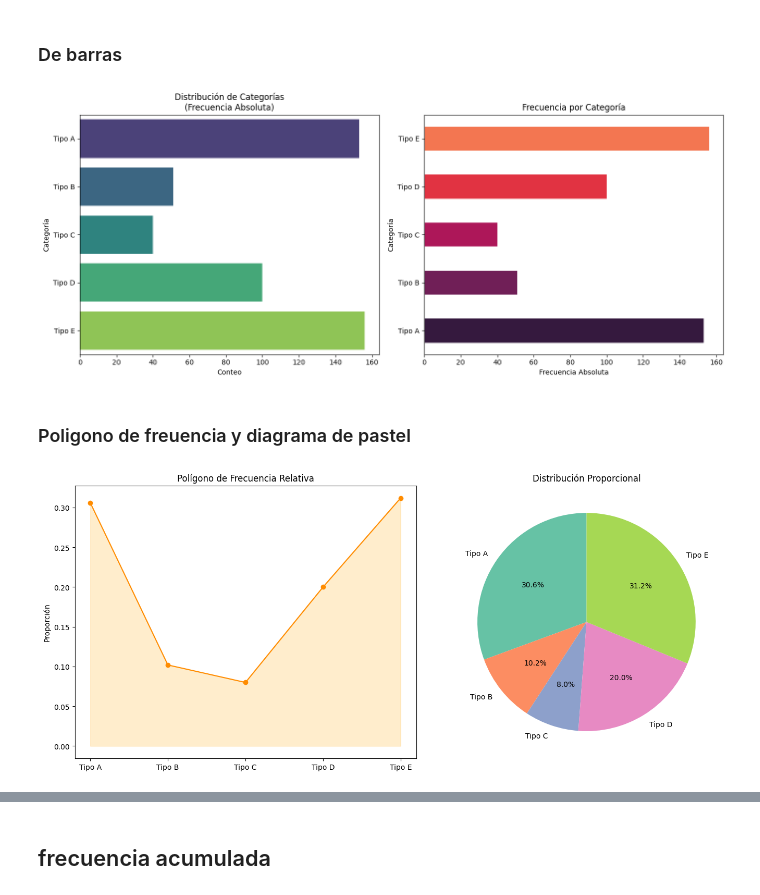
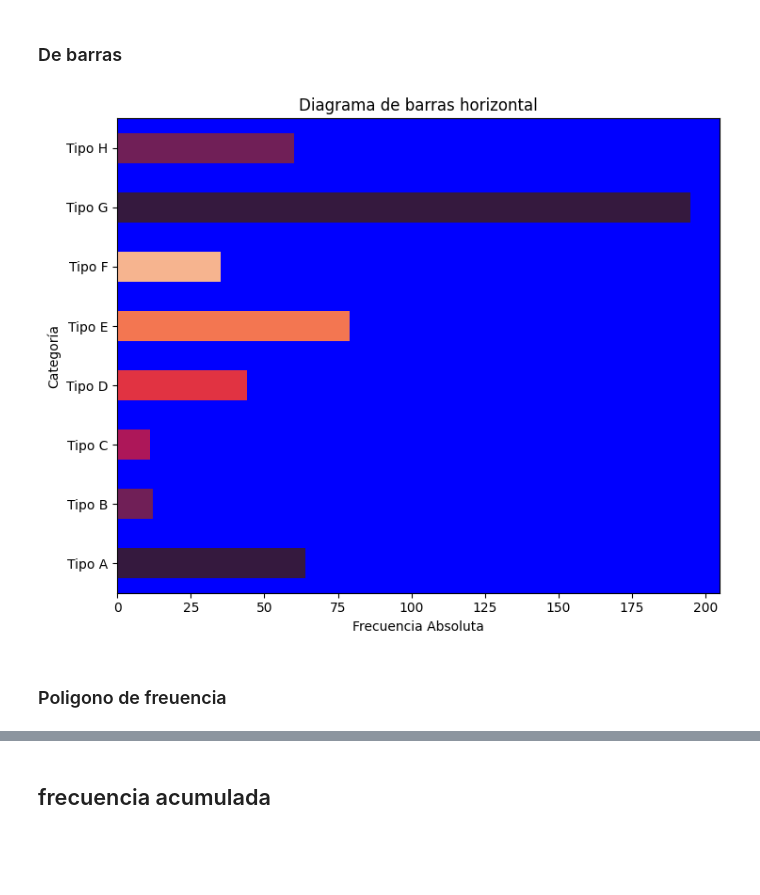
Before and after one commit to D1egoXD/Tablas_Frecuencias, a Jupyter notebook: Daniel_datos_cualitativos.ipynb, the cells around one changed output, grey strips where cells are left out. Cells and saved outputs as stored; diff of their text form; code cells hidden in the pictures; blank space fills up the shorter version.

```diff
--- a/Daniel_datos_cualitativos.ipynb
+++ b/Daniel_datos_cualitativos.ipynb
@@ -12,10 +14,10 @@ np.random.seed(123)  # Semilla diferente para variar los resultados
 n = 500
 
 # Categorías completamente aleatorias
-categorias = ['Tipo A', 'Tipo B', 'Tipo C', 'Tipo D', 'Tipo E']
+categorias = ['Tipo A', 'Tipo B', 'Tipo C', 'Tipo D', 'Tipo E', "Tipo F", "Tipo G", "Tipo H"]
 
 # Probabilidades aleatorias que suman 1
-probs = np.random.dirichlet(np.ones(5), size=1)[0]
+probs = np.random.dirichlet(np.ones(8), size=1)[0]
 
 # Datos generados
 datos = np.random.choice(categorias, size=n, p=probs)
@@ -72,42 +122,15 @@ Tabla de Frecuencias Completa:
 ### De barras
 # %%
 plt.figure(figsize=(14, 6))
-
-# Histograma
-plt.subplot(1, 2, 1)
-sns.countplot(data=df, y='Categoría', order=categorias, palette='viridis')
-plt.title('Distribución de Categorías\n(Frecuencia Absoluta)')
-plt.xlabel('Conteo')
-
 # Barras horizontales
 plt.subplot(1, 2, 2)
 frec_abs.plot(kind='barh', color=sns.color_palette('rocket'))
-plt.title('Frecuencia por Categoría')
+plt.title('Diagrama de barras horizontal')
 plt.xlabel('Frecuencia Absoluta')
-
+plt.gca().set_facecolor('blue')
 plt.tight_layout()
 plt.show()
 # %% [output]
-[figure, old version]
+[figure, new version]
 # %% [markdown]
-### Poligono de freuencia y diagrama de pastel
+### Poligono de freuencia
-# %%
-plt.figure(figsize=(14, 6))
-
-# Polígono de frecuencia
-plt.subplot(1, 2, 1)
-plt.plot(frec_rel.index, frec_rel.values, 'o-', color='darkorange')
-plt.fill_between(frec_rel.index, frec_rel.values, color='orange', alpha=0.2)
-plt.title('Polígono de Frecuencia Relativa')
-plt.ylabel('Proporción')
-
-# Diagrama de pastel
-plt.subplot(1, 2, 2)
-plt.pie(frec_rel, labels=frec_rel.index, autopct='%1.1f%%',
-        colors=sns.color_palette('Set2'), startangle=90)
-plt.title('Distribución Proporcional')
-
-plt.tight_layout()
-plt.show()
-# %% [output]
-[figure, removed]
```
Also changed, not shown: parts of 10 cells of this notebook.
